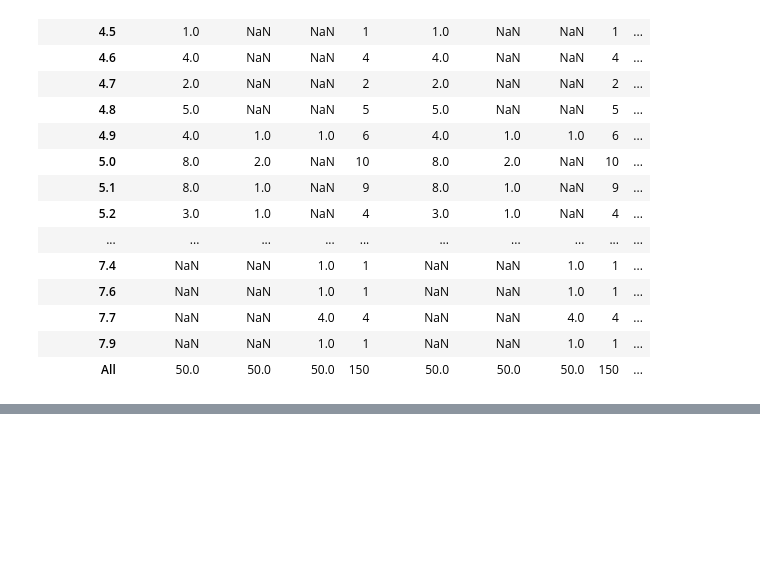
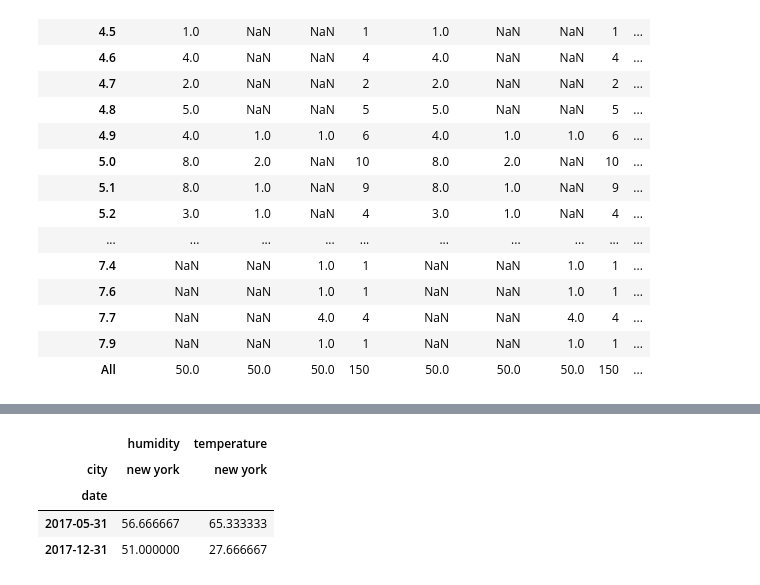
Before and after one commit to varunrhebbar/Python-programs, a Jupyter notebook: pandas-3.ipynb, the cells around one changed output, grey strips where cells are left out. Cells and saved outputs as stored; diff of their text form; code cells hidden in the pictures; blank space fills up the shorter version.

```diff
--- a/pandas-3.ipynb
+++ b/pandas-3.ipynb
@@ -98,0 +129,8 @@ df.pivot_table(index="sepal.length",columns="variety",aggfunc="count",margins="T
+# %%
+df.pivot_table(index=pd.Grouper(freq='M',key='date'),columns="city")
+# %% [output]
+|  | humidity | temperature |
+| city | new york | new york |
+| date |  |  |
+| 2017-05-31 | 56.666667 | 65.333333 |
+| 2017-12-31 | 51.000000 | 27.666667 |
```
Also changed, not shown: parts of 3 cells of this notebook.
